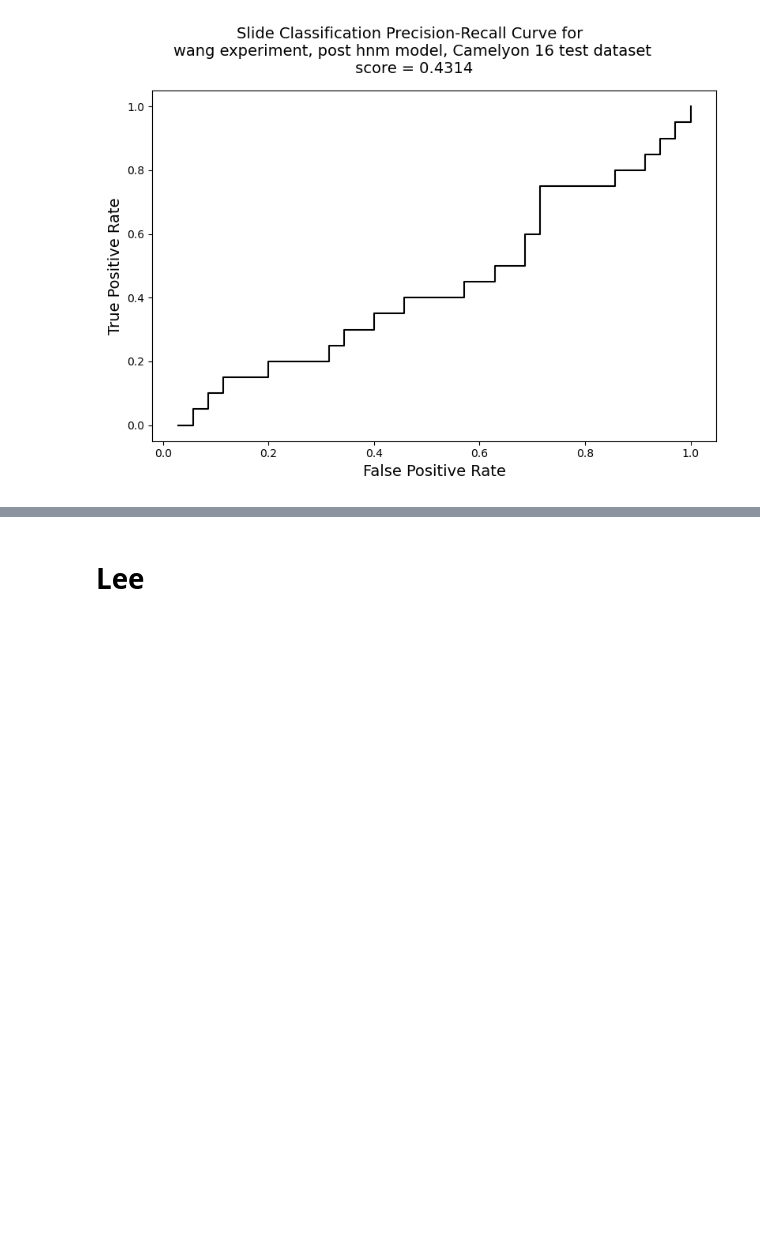
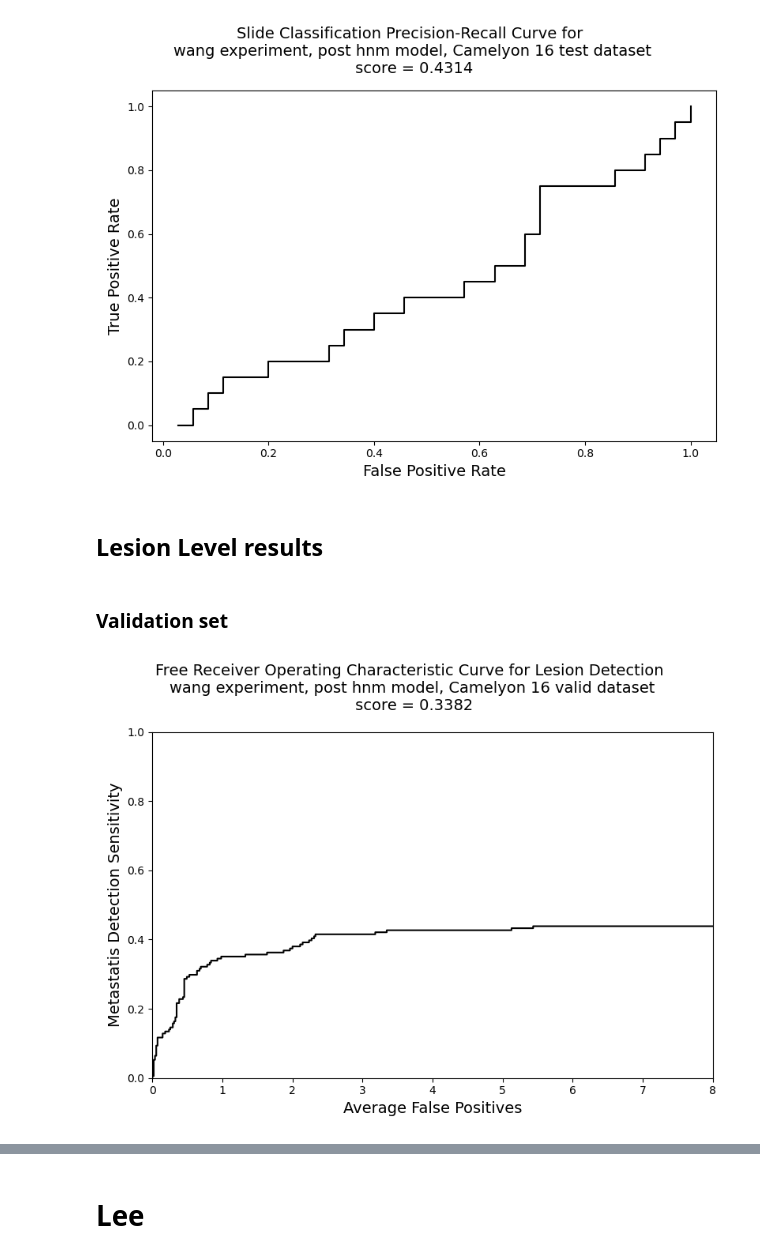
Before and after one commit to StAndrewsMedTech/repathcamelyon, a Jupyter notebook: notebooks/2021_04_19_CF_results.ipynb, the cells around one changed output, grey strips where cells are left out. Cells and saved outputs as stored; diff of their text form; code cells hidden in the pictures; blank space fills up the shorter version.

Commit message:
update results notebooks

```diff
--- a/notebooks/2021_04_19_CF_results.ipynb
+++ b/notebooks/2021_04_19_CF_results.ipynb
@@ -144,3 +144,12 @@ wtestsl16_cur = wpostest16 + "slide_pr_curve.png"
 Image.open(wtestsl16_cur)
 # %% [output]
 [figure]
+# %% [markdown]
+## Lesion Level results
+# %% [markdown]
+### Validation set
+# %%
+wposval16les = exp_pathw + "post_hnm_results/lesion_results/valid16/froc_curve.png"
+Image.open(wposval16les)
+# %% [output]
+[figure, added]
```
Also changed, not shown: parts of 14 cells of this notebook, 13 other files.
